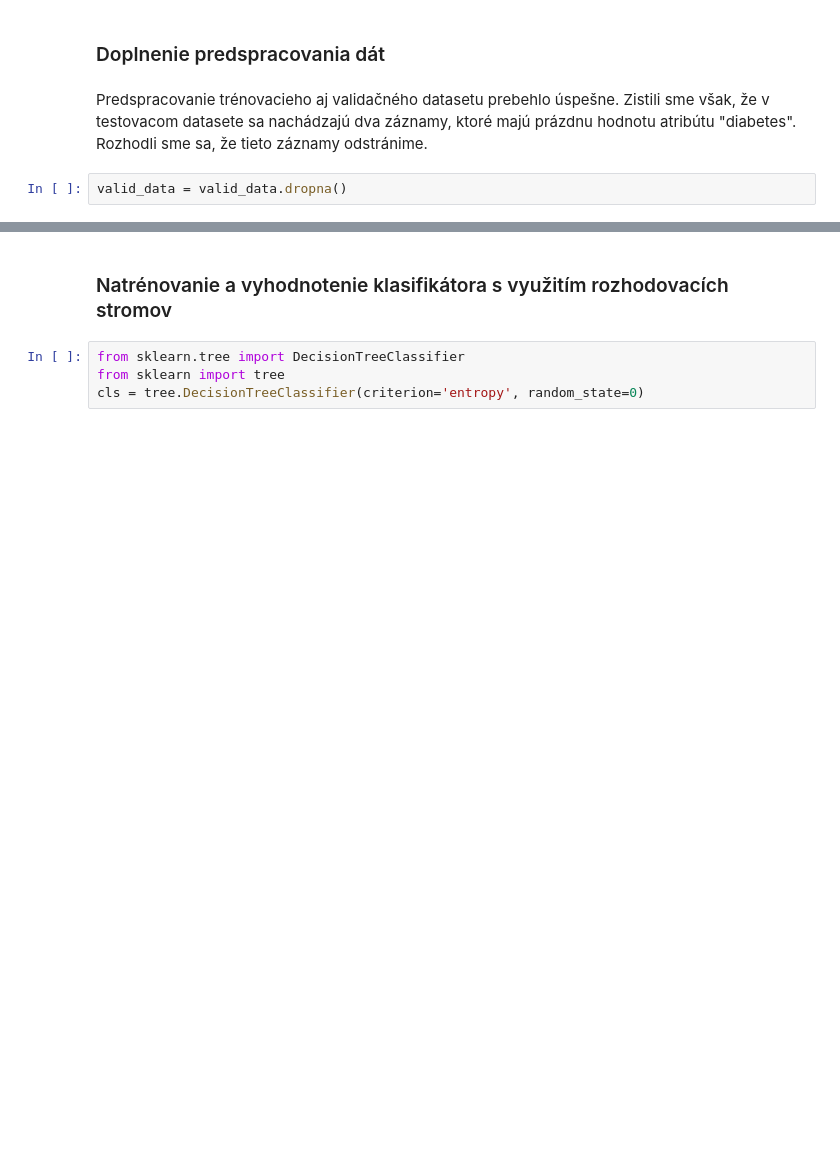
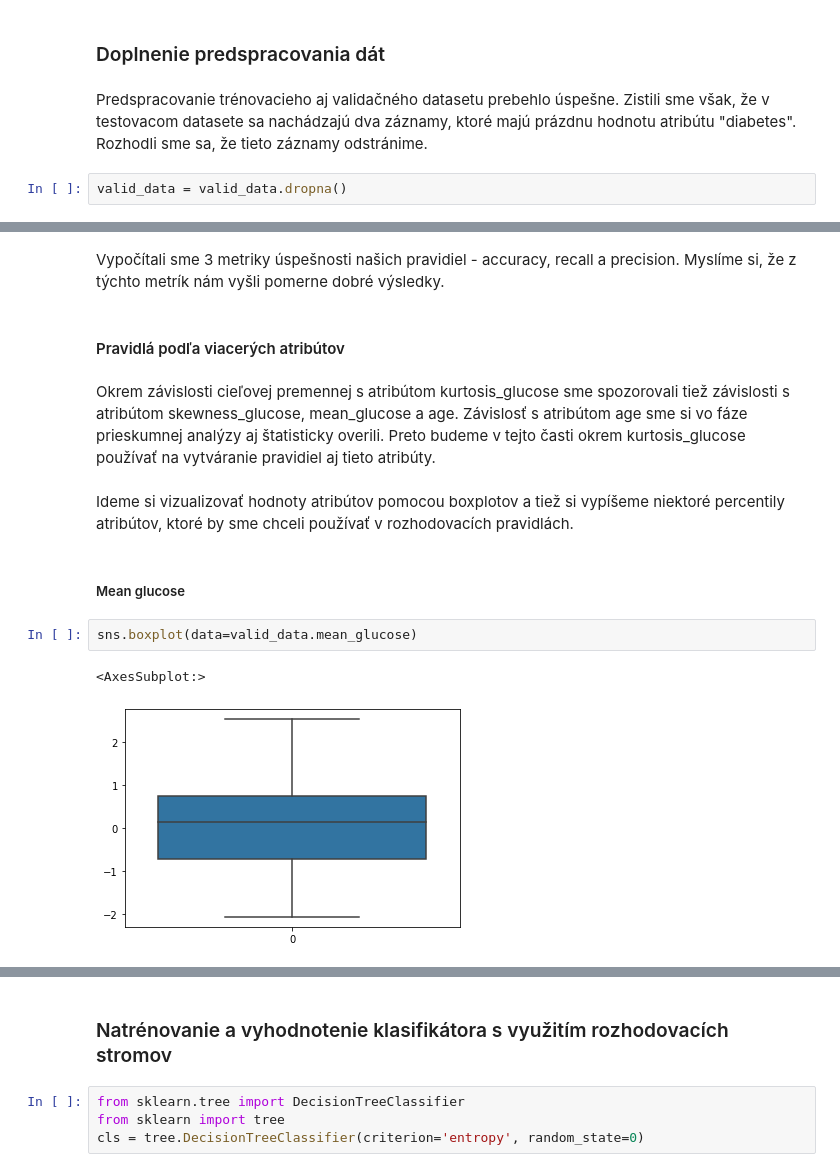
Before and after one commit to martinbudinsky3/diabetes-prediction, a Jupyter notebook: Budinsky_Balekova_Strojove_ucenie.ipynb, the cells around one changed output, grey strips where cells are left out. Drawn from its saved outputs; the diff is of its cells as text; blank space fills up the shorter version.

```diff
--- a/Budinsky_Balekova_Strojove_ucenie.ipynb
+++ b/Budinsky_Balekova_Strojove_ucenie.ipynb
@@ -619,0 +694,15 @@ valid_data = valid_data.dropna()
+# %% [markdown]
+Vypočítali sme 3 metriky úspešnosti našich pravidiel - accuracy, recall a precision. Myslíme si, že z týchto metrík nám vyšli pomerne dobré výsledky.
+# %% [markdown]
+#### Pravidlá podľa viacerých atribútov
+# %% [markdown]
+Okrem závislosti cieľovej premennej s atribútom kurtosis_glucose sme spozorovali tiež závislosti s atribútom skewness_glucose, mean_glucose a age. Závislosť s atribútom age sme si vo fáze prieskumnej analýzy aj štatisticky overili. Preto budeme v tejto časti okrem kurtosis_glucose používať na vytváranie pravidiel aj tieto atribúty.
+# %% [markdown]
+Ideme si vizualizovať hodnoty atribútov pomocou boxplotov a tiež si vypíšeme niektoré percentily atribútov, ktoré by sme chceli používať v rozhodovacích pravidlách.
+# %% [markdown]
+##### Mean glucose
+# %%
+sns.boxplot(data=valid_data.mean_glucose)
+# %% [output]
+<AxesSubplot:>
+[figure, added]
```
Also changed, not shown: parts of 37 cells of this notebook.
